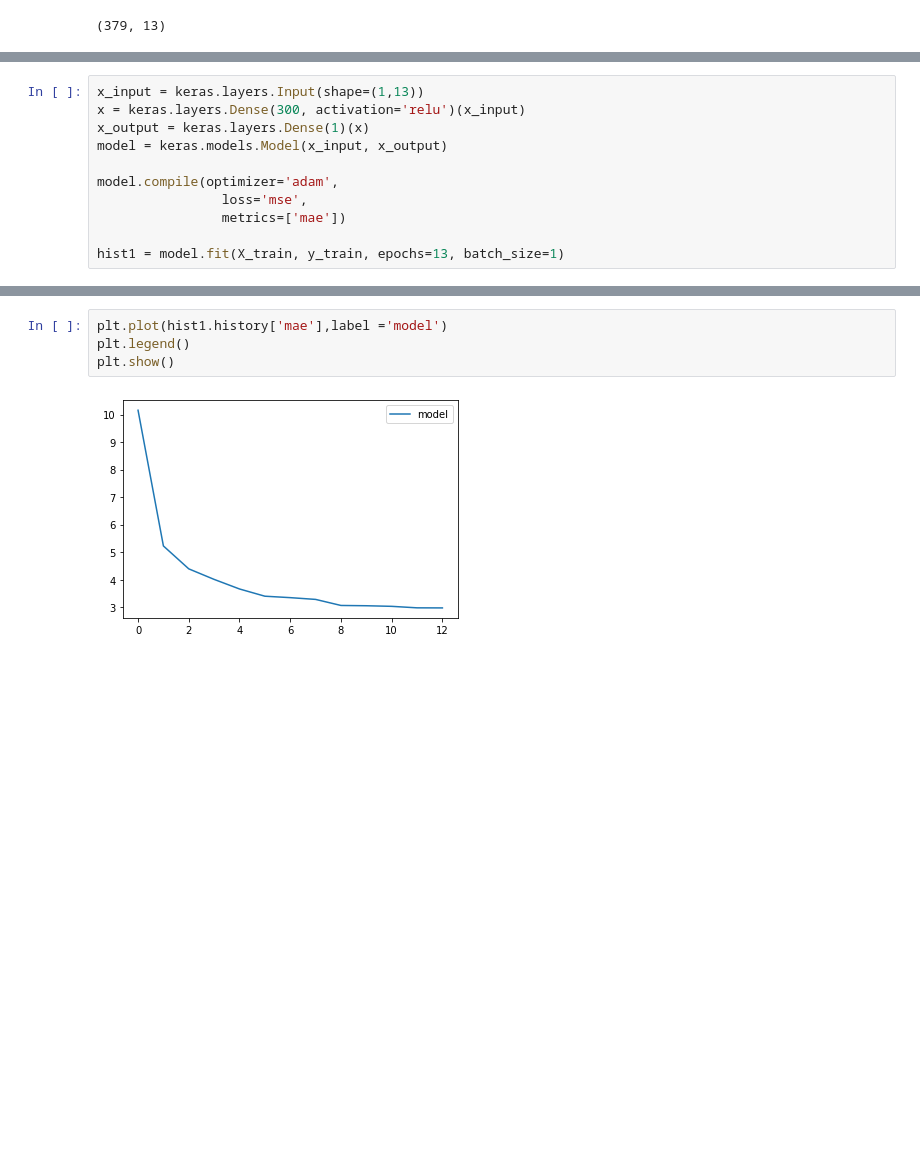
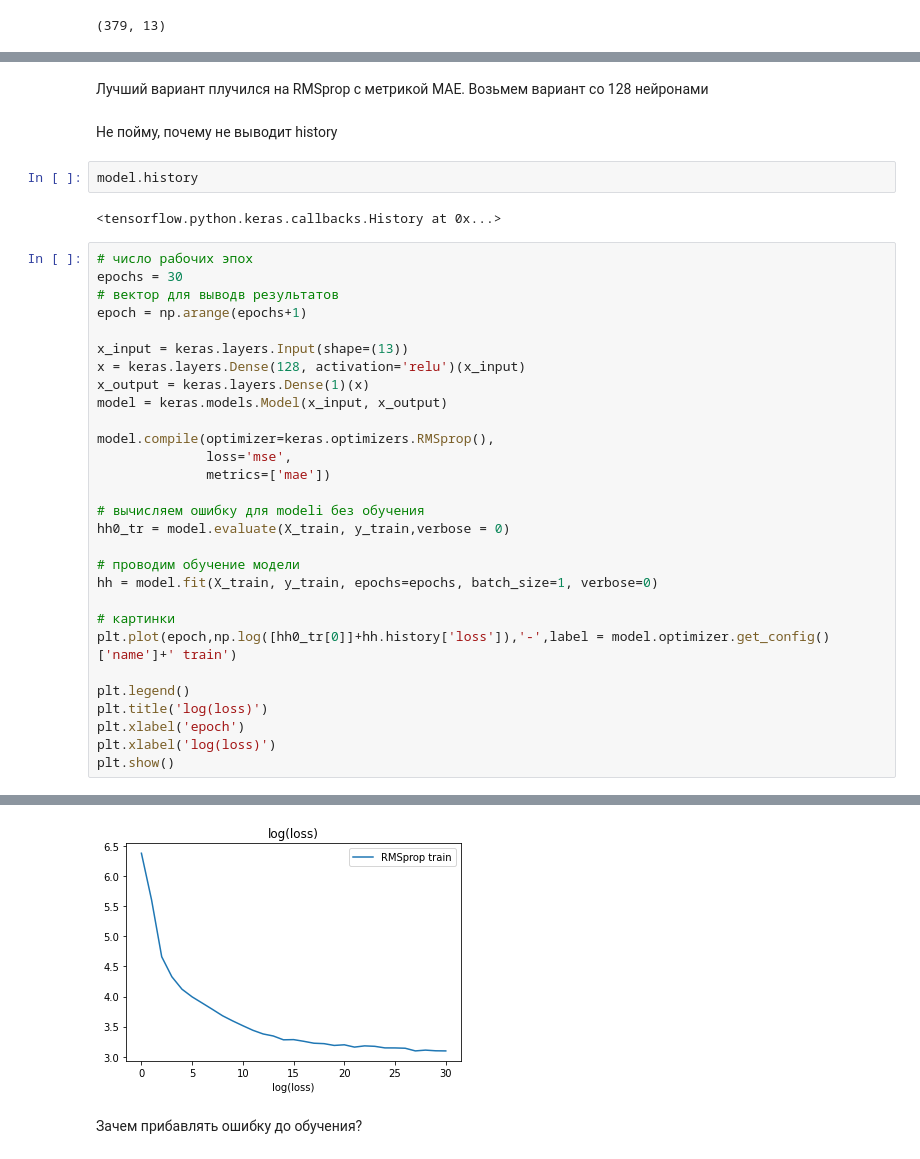
Before and after one commit to SimreAniri/Neural-Networks, a Jupyter notebook: Lesson_3.ipynb, the cells around one changed output, grey strips where cells are left out. Drawn from its saved outputs; the diff is of its cells as text; blank space fills up the shorter version.

```diff
--- a/Lesson_3.ipynb
+++ b/Lesson_3.ipynb
@@ -132,12 +171,38 @@ Epoch 10/10
+# %% [markdown]
+Лучший вариант плучился на RMSprop с метрикой MAE. Возьмем вариант со 128 нейронами
+# %% [markdown]
+Не пойму, почему не выводит history
+# %%
+model.history
+# %% [output]
+<tensorflow.python.keras.callbacks.History at 0x...>
 # %%
-x_input = keras.layers.Input(shape=(1,13))
-x = keras.layers.Dense(300, activation='relu')(x_input)
+# число рабочих эпох
+epochs = 30
+# вектор для выводв результатов
+epoch = np.arange(epochs+1)
+
+x_input = keras.layers.Input(shape=(13))
+x = keras.layers.Dense(128, activation='relu')(x_input)
 x_output = keras.layers.Dense(1)(x)
 model = keras.models.Model(x_input, x_output)
 
-model.compile(optimizer='adam',
-                loss='mse',
-                metrics=['mae'])
+model.compile(optimizer=keras.optimizers.RMSprop(),
+              loss='mse',
+              metrics=['mae'])
 
-hist1 = model.fit(X_train, y_train, epochs=13, batch_size=1)
+# вычисляем ошибку для modeli без обучения
+hh0_tr = model.evaluate(X_train, y_train,verbose = 0)
+
+# проводим обучение модели
+hh = model.fit(X_train, y_train, epochs=epochs, batch_size=1, verbose=0)
+
+# картинки
+plt.plot(epoch,np.log([hh0_tr[0]]+hh.history['loss']),'-',label = model.optimizer.get_config()['name']+' train')
+
+plt.legend()
+plt.title('log(loss)')
+plt.xlabel('epoch')
+plt.xlabel('log(loss)')
+plt.show()
 # %% [output]
@@ -161,6 +209,3 @@ Epoch 13/13
+[figure, added]
-# %%
-plt.plot(hist1.history['mae'],label ='model')
-plt.legend()
-plt.show()
-# %% [output]
-[figure, removed]
+# %% [markdown]
+Зачем прибавлять ошибку до обучения?
```
Also changed, not shown: parts of 11 cells of this notebook.
